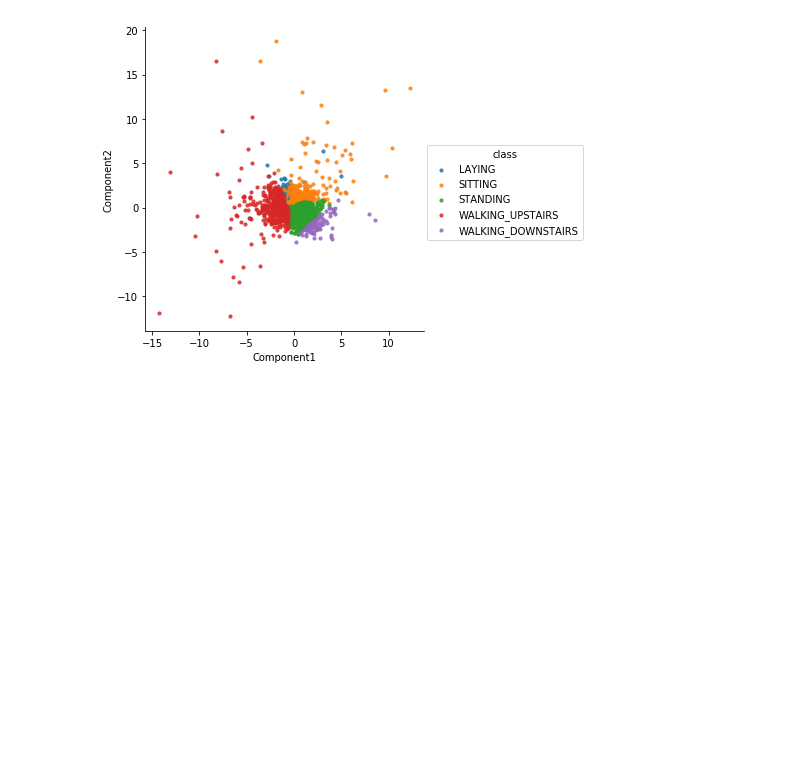
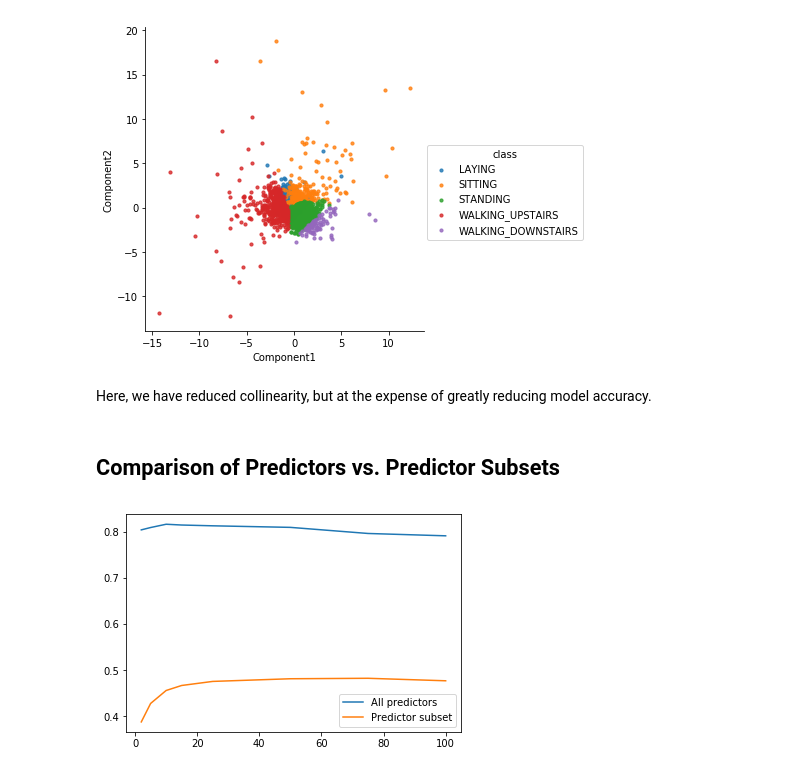
Before and after one commit to prava-d/Data-Science-Final, a Jupyter notebook: data-vis.ipynb, the cells around one changed output. Saved outputs shown, nothing was run; the diff lists cells and outputs as text; code cells hidden in the pictures; blank space fills up the shorter version.

```diff
--- a/data-vis.ipynb
+++ b/data-vis.ipynb
@@ -136,3 +138,14 @@ sns.lmplot( x="Component1", y="Component2", data=transform_data, fit_reg=False,
 # %% [output]
 <seaborn.axisgrid.FacetGrid at 0x...>
 [figure]
+# %% [markdown]
+Here, we have reduced collinearity, but at the expense of greatly reducing model accuracy.
+# %% [markdown]
+## Comparison of Predictors vs. Predictor Subsets
+# %%
+plt.plot(k_vals, correct_rates)
+plt.plot(k_vals, correct_list)
+plt.legend(['All predictors', 'Predictor subset'])
+plt.show()
+# %% [output]
+[figure, added]
```
Also changed, not shown: parts of 18 cells of this notebook.
